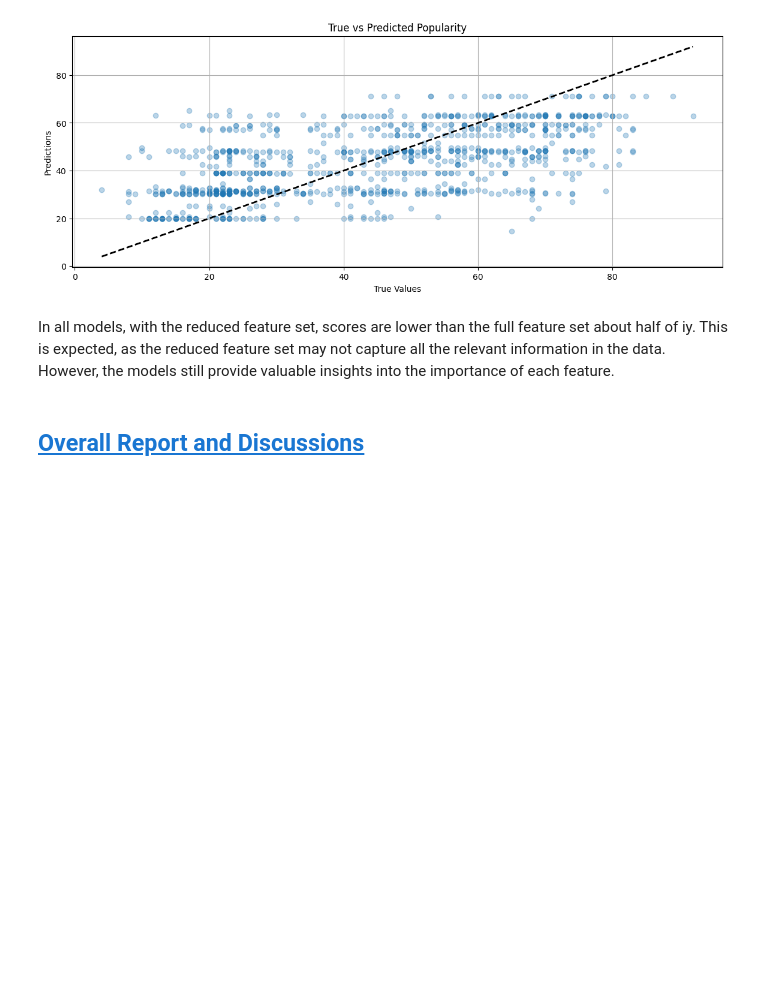
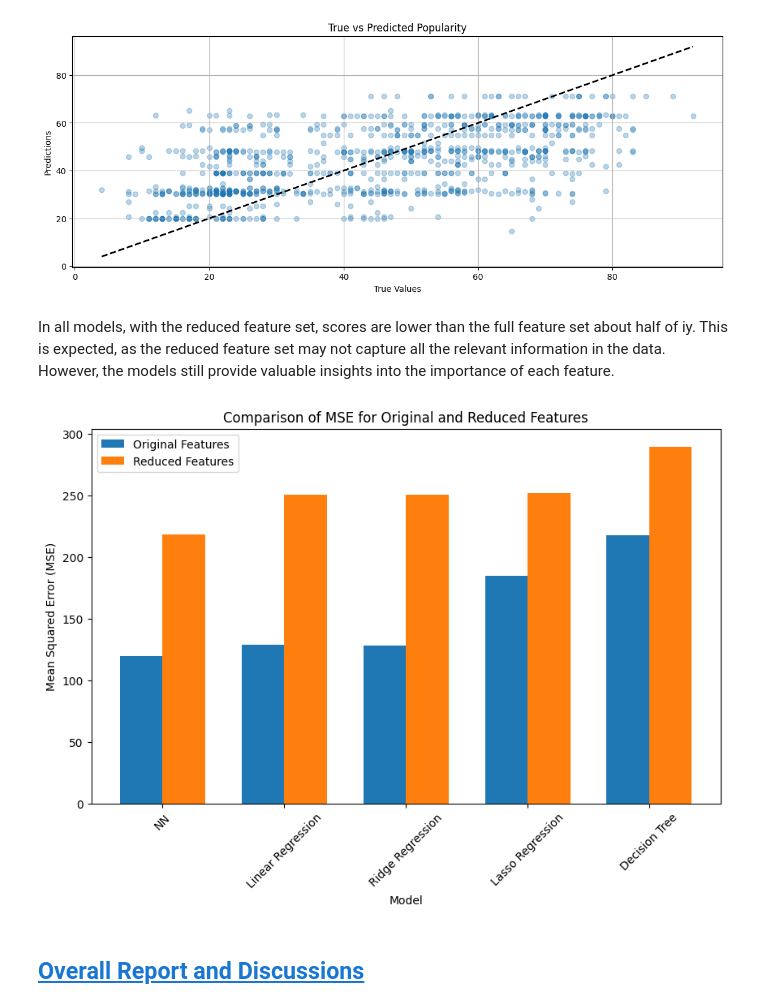
Before and after one commit to Hadi-loo/Introduction-to-Data-Science-Course, a Jupyter notebook: Final Project/Phase 2/phase2.ipynb, the cells around one changed output. Saved outputs shown, nothing was run; the diff lists cells and outputs as text; code cells hidden in the pictures; blank space fills up the shorter version.

```diff
--- a/Final Project/Phase 2/phase2.ipynb
+++ b/Final Project/Phase 2/phase2.ipynb
@@ -785,6 +798,6 @@ R-squared: 0.4086088198893887
 # %% [markdown]
 ### <a id='toc1_11_2_'></a>[Linear Regression](#toc0_)
 # %%
-evaluate_regression_model(linaer_regession_model, X_train_reduced, y_train_reduced, X_test_reduced, y_test_reduced, "Linear Regression")
-plot_training_error(linaer_regession_model, X_train_reduced, y_train_reduced, X_test_reduced, y_test_reduced, "Linear Regression")
+lin_reduced_mse, lin_reduced_r2 = evaluate_regression_model(linaer_regession_model, X_train_reduced, y_train_reduced, X_test_reduced, y_test_reduced, "Linear Regression")
+# plot_training_error(linaer_regession_model, X_train_reduced, y_train_reduced, X_test_reduced, y_test_reduced, "Linear Regression")
 # %% [output]
@@ -796,4 +808,4 @@ Linear Regression R-squared: 0.38921978689611914
 # %%
-evaluate_regression_model(ridge_regression_model, X_train_reduced, y_train_reduced, X_test_reduced, y_test_reduced, "Ridge Regression")
-plot_training_error(linaer_regession_model, X_train_reduced, y_train_reduced, X_test_reduced, y_test_reduced, "Ridge Regression")
+rid_reduced_mse, rid_reduced_r2 = evaluate_regression_model(ridge_regression_model, X_train_reduced, y_train_reduced, X_test_reduced, y_test_reduced, "Ridge Regression")
+# plot_training_error(linaer_regession_model, X_train_reduced, y_train_reduced, X_test_reduced, y_test_reduced, "Ridge Regression")
 # %% [output]
@@ -805,4 +816,4 @@ Ridge Regression R-squared: 0.38918044751382486
 # %%
-evaluate_regression_model(lasso_regression_model, X_train_reduced, y_train_reduced, X_test_reduced, y_test_reduced, "Lasso Regression")
+las_reduced_mse, las_reduced_r2 = evaluate_regression_model(lasso_regression_model, X_train_reduced, y_train_reduced, X_test_reduced, y_test_reduced, "Lasso Regression")
 plot_training_error(lasso_regression_model, X_train_reduced, y_train_reduced, X_test_reduced, y_test_reduced, "Lasso Regression")
 # %% [output]
@@ -814,7 +825,7 @@ Lasso Regression R-squared: 0.3852435924255291
 # %% [markdown]
 ### <a id='toc1_11_3_'></a>[Desicion Tree](#toc0_)
 # %%
-evaluate_dt_model(dt_model, X_train_reduced, y_train_reduced, X_test_reduced, y_test_reduced, "Decision Tree")
+dt_reduced_mse , dt_reduced_r2= evaluate_dt_model(dt_model, X_train_reduced, y_train_reduced, X_test_reduced, y_test_reduced, "Decision Tree")
 # %% [output]
 Decision Tree Mean Squared Error: 289.8180658858003
 Decision Tree Mean Absolute Error: 13.768665421938033
@@ -822,6 +833,29 @@ Decision Tree R-squared: 0.29385561644238833
 [figure]
 # %% [markdown]
 In all models, with the reduced feature set, scores are lower than the full feature set about half of iy. This is expected, as the reduced feature set may not capture all the relevant information in the data. However, the models still provide valuable insights into the importance of each feature.
+# %%
+mse_values = [nn_mse, lin_mse, rid_mse, las_mse, dt_mse]
+reduced_mse_values = [nn_reduced_mse, lin_reduced_mse, rid_reduced_mse, las_reduced_mse, dt_reduced_mse]
+
+model_names = ['NN', 'Linear Regression', 'Ridge Regression', 'Lasso Regression', 'Decision Tree']
+
+x = np.arange(len(model_names))
+width = 0.35
+
+fig, ax = plt.subplots(figsize=(10, 6))
+bars1 = ax.bar(x - width/2, mse_values, width, label='Original Features')
+bars2 = ax.bar(x + width/2, reduced_mse_values, width, label='Reduced Features')
+
+ax.set_xlabel('Model')
+ax.set_ylabel('Mean Squared Error (MSE)')
+ax.set_title('Comparison of MSE for Original and Reduced Features')
+ax.set_xticks(x)
+ax.set_xticklabels(model_names)
+ax.legend()
+plt.xticks(rotation=45)
+plt.show()
+# %% [output]
+[figure, added]
 # %% [markdown]
 ## <a id='toc1_12_'></a>[Overall Report and Discussions](#toc0_)
 # %% [markdown]
```
Also changed, not shown: parts of 21 cells of this notebook.
